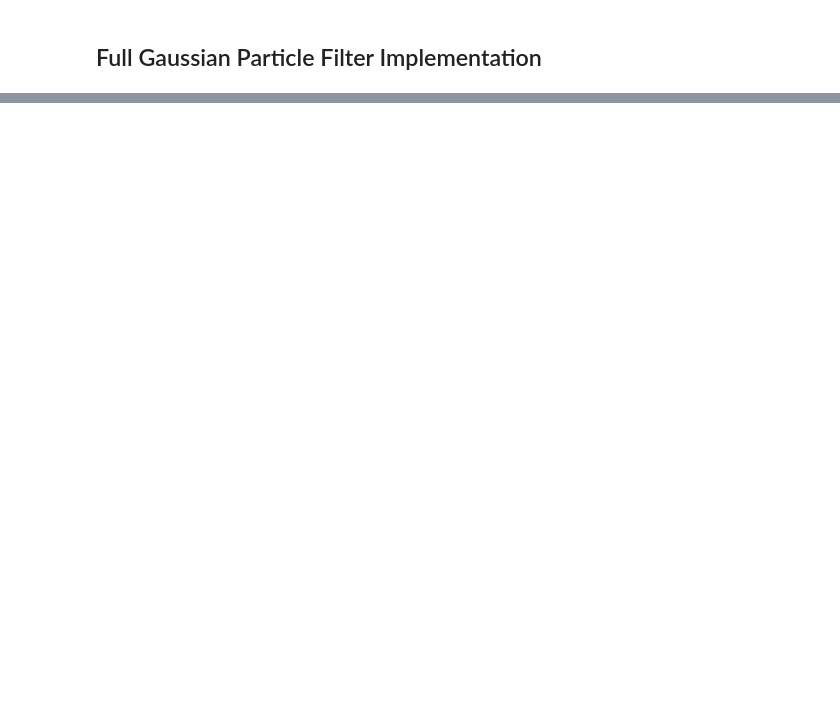
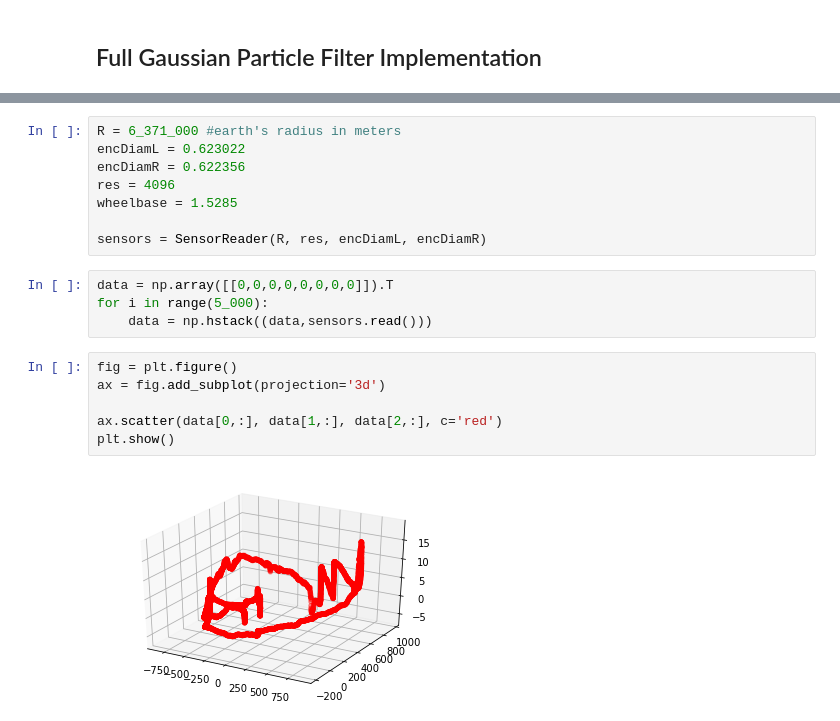
Before and after one commit to dangthanhan507/Vehicle-Tracking, a Jupyter notebook: notebook/Gaussian State Space Model Particle Filter.ipynb, the cells around one changed output, grey strips where cells are left out. Drawn from its saved outputs; the diff is of its cells as text; blank space fills up the shorter version.

```diff
--- a/notebook/Gaussian State Space Model Particle Filter.ipynb
+++ b/notebook/Gaussian State Space Model Particle Filter.ipynb
@@ -369,0 +410,20 @@ print(avg2)
+# %%
+R = 6_371_000 #earth's radius in meters
+encDiamL = 0.623022
+encDiamR = 0.622356
+res = 4096
+wheelbase = 1.5285
+
+sensors = SensorReader(R, res, encDiamL, encDiamR)
+# %%
+data = np.array([[0,0,0,0,0,0,0,0]]).T
+for i in range(5_000):
+    data = np.hstack((data,sensors.read()))
+# %%
+fig = plt.figure()
+ax = fig.add_subplot(projection='3d')
+
+ax.scatter(data[0,:], data[1,:], data[2,:], c='red')
+plt.show()
+# %% [output]
+[figure, added]
```
Also changed, not shown: parts of 25 cells of this notebook, 4 other files.
